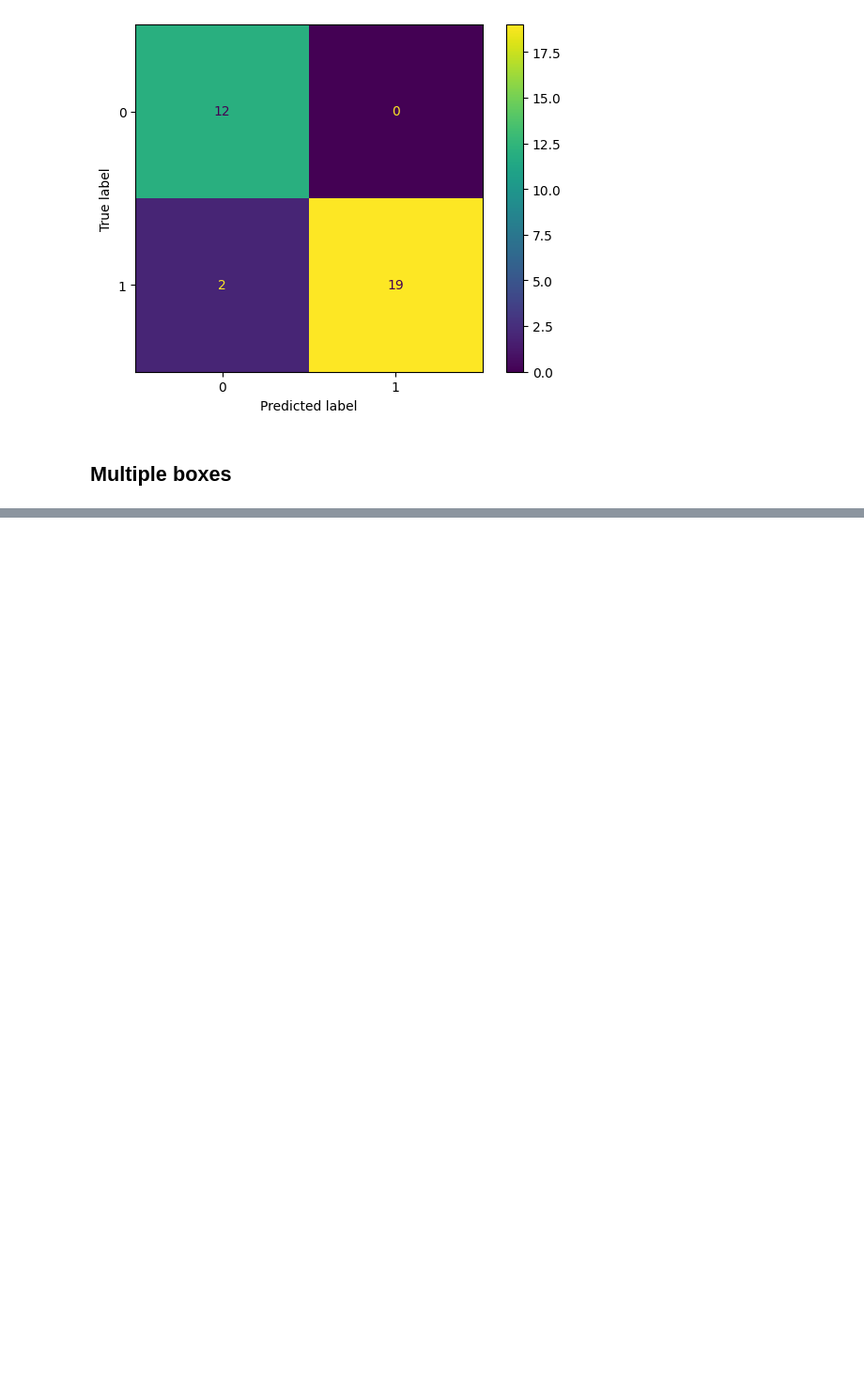
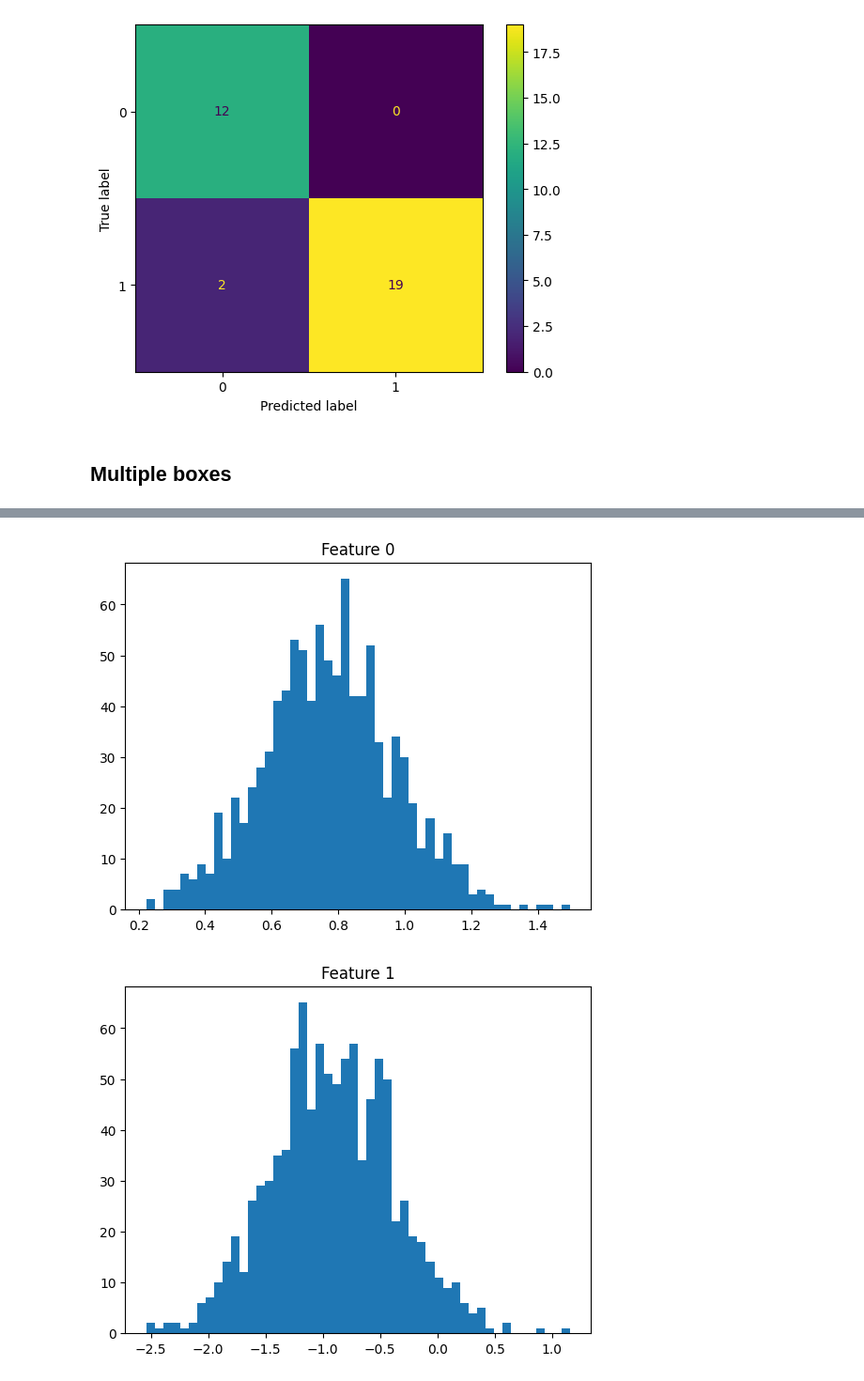
Before and after one commit to Likalto4/Added_value_feature_uncertainty, a Jupyter notebook: deep/machine_learning/trainig_pipeline.ipynb, the cells around one changed output, grey strips where cells are left out. Shown at 94% size. Cells and saved outputs as stored; diff of their text form; code cells hidden in the pictures; blank space fills up the shorter version.

```diff
--- a/deep/machine_learning/trainig_pipeline.ipynb
+++ b/deep/machine_learning/trainig_pipeline.ipynb
@@ -347,0 +423,12 @@ F1: 0.9500000000000001
+# %%
+
+feature_ex = predictor.X_test_augmented
+# plot the distribution of the features
+for i in range(10):
+    plt.figure()
+    plt.hist(feature_ex.iloc[:,i], bins=50)
+    plt.title(f'Feature {i}')
+    plt.show()
+# %% [output]
+[figure, added]
+[figure, added]
```
Also changed, not shown: parts of 10 cells of this notebook, 1 other file.
